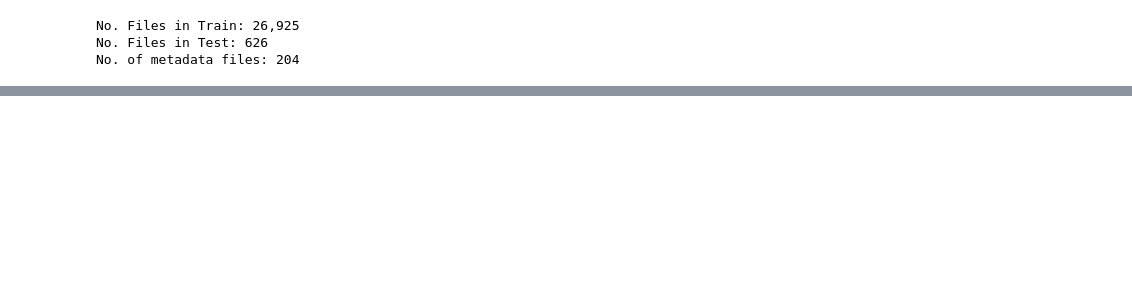
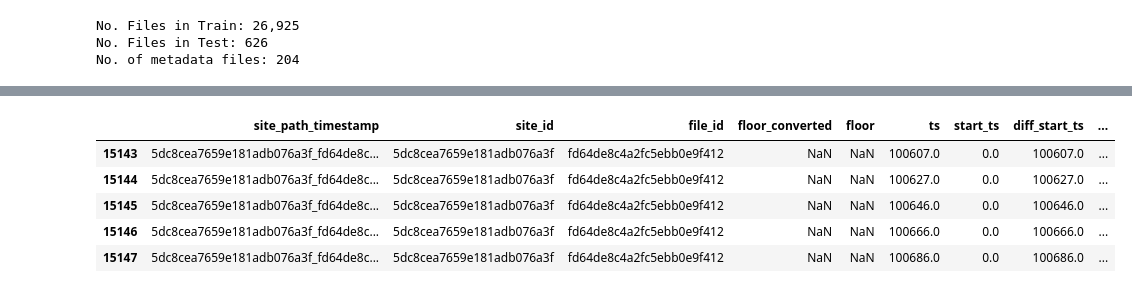
Before and after one commit to robot269006/indoor, a Jupyter notebook: indoor-preprocess-test-2-gcp.ipynb, the cells around one changed output, grey strips where cells are left out. Cells and saved outputs as stored; diff of their text form; code cells hidden in the pictures; blank space fills up the shorter version.

```diff
--- a/indoor-preprocess-test-2-gcp.ipynb
+++ b/indoor-preprocess-test-2-gcp.ipynb
@@ -439,13 +434,30 @@ display(df_test.head())
 # %%
-# Save the file in parquet
+# Save the file in pickle
 # https://www.kaggle.com/pedrocouto39/fast-reading-w-pickle-feather-parquet-jay
 # https://www.kaggle.com/prmohanty/python-how-to-save-and-load-ml-models
-import pickle
 
 # Saving train data
-test_file_name = "indoor_test.pkl"
+test_file_name = "indoor_test_2.pkl"
 with open(test_file_name, "wb") as file:
     pickle.dump(df_test, file)
 
 # Save them to output
-df_test.to_csv('df_test.csv')
+# df_test.to_csv('df_test.csv')
+# %%
+# Try loading to see if it works properly
+test_file_name = "../jupyter/indoor_test_2.pkl"
+
+# Load data it back in
+with open(test_file_name, "rb") as file:
+    df_test = pickle.load(file)
+
+# df_test = pd.read_csv(test_file_name, encoding='cp932', index_col=0)
+# %%
+display(df_test.tail())
+# %% [output]
+|  | site_path_timestamp | site_id | file_id | floor_converted | floor | ts | start_ts | diff_start_ts | ... |
+| 15143 | 5dc8cea7659e181adb076a3f_fd64de8c... | 5dc8cea7659e181adb076a3f | fd64de8c4a2fc5ebb0e9f412 | NaN | NaN | 100607.0 | 0.0 | 100607.0 | ... |
+| 15144 | 5dc8cea7659e181adb076a3f_fd64de8c... | 5dc8cea7659e181adb076a3f | fd64de8c4a2fc5ebb0e9f412 | NaN | NaN | 100627.0 | 0.0 | 100627.0 | ... |
+| 15145 | 5dc8cea7659e181adb076a3f_fd64de8c... | 5dc8cea7659e181adb076a3f | fd64de8c4a2fc5ebb0e9f412 | NaN | NaN | 100646.0 | 0.0 | 100646.0 | ... |
+| 15146 | 5dc8cea7659e181adb076a3f_fd64de8c... | 5dc8cea7659e181adb076a3f | fd64de8c4a2fc5ebb0e9f412 | NaN | NaN | 100666.0 | 0.0 | 100666.0 | ... |
+| 15147 | 5dc8cea7659e181adb076a3f_fd64de8c... | 5dc8cea7659e181adb076a3f | fd64de8c4a2fc5ebb0e9f412 | NaN | NaN | 100686.0 | 0.0 | 100686.0 | ... |
```
Also changed, not shown: parts of 12 cells of this notebook.
